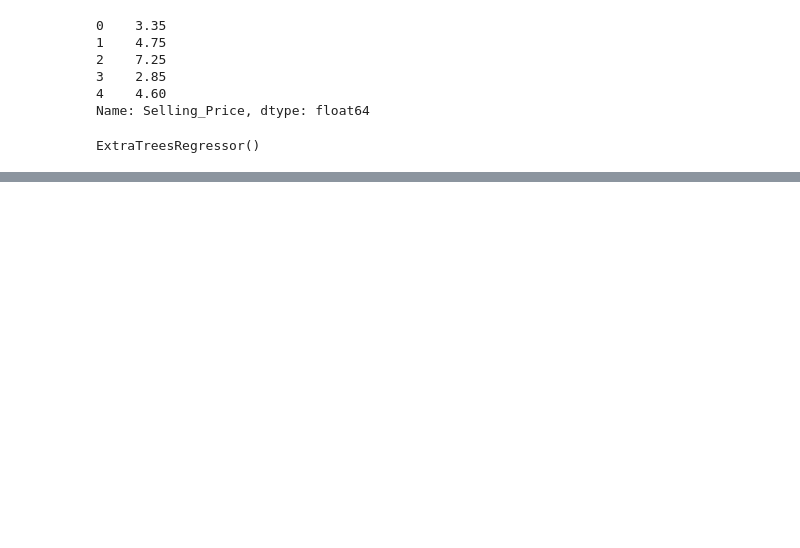
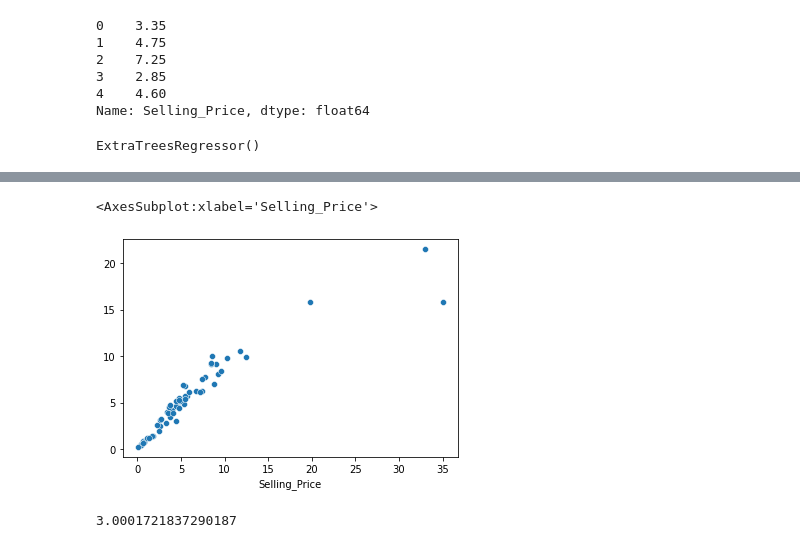
Before and after one commit to Narapady/car_price_prediction, a Jupyter notebook: car_prediction.ipynb, the cells around one changed output, grey strips where cells are left out. Saved outputs shown, nothing was run; the diff lists cells and outputs as text; code cells hidden in the pictures; blank space fills up the shorter version.

```diff
--- a/car_prediction.ipynb
+++ b/car_prediction.ipynb
@@ -209,0 +331,13 @@ plt.title("Importance of Features in Prediction Car Price")
+# %%
+sns.scatterplot(y_test, y_pred)
+# %% [output]
+<AxesSubplot:xlabel='Selling_Price'>
+[figure, added]
+# %%
+from sklearn.metrics import mean_squared_error
+
+mse = mean_squared_error(y_test, y_pred)
+rmse = np.sqrt(mse)
+rmse
+# %% [output]
+3.0001721837290187
```
Also changed, not shown: parts of 11 cells of this notebook, 1 other file.
